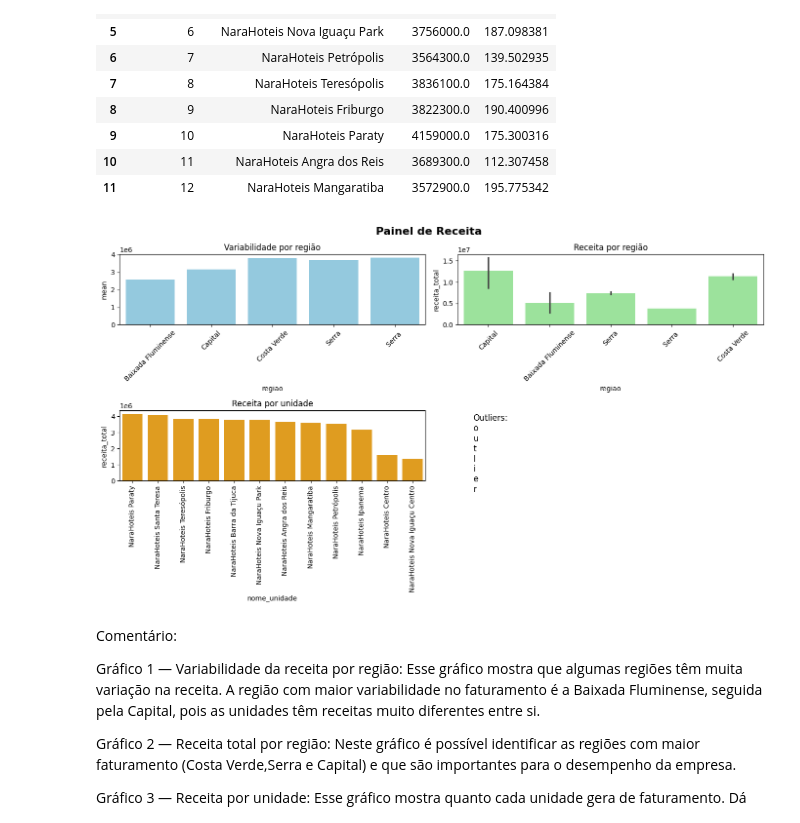
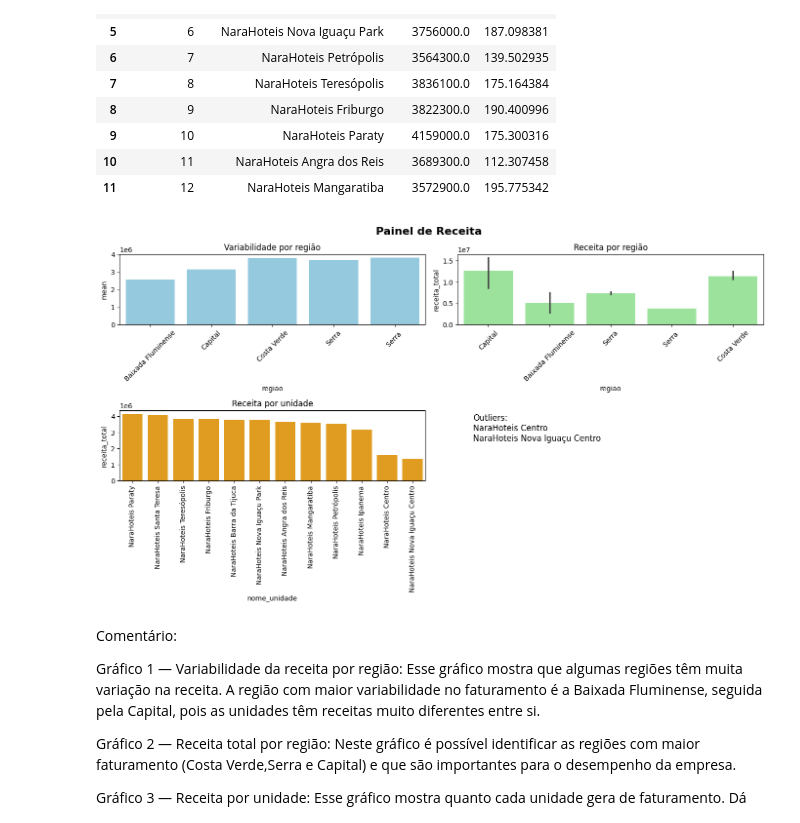
Before and after one commit to louisonlisasi/CONSULTORIANARAHOTEIS, a Jupyter notebook: projeto_final_narahoteis.ipynb, the cells around one changed output. Cells and saved outputs as stored; diff of their text form; code cells hidden in the pictures.

```diff
--- a/projeto_final_narahoteis.ipynb
+++ b/projeto_final_narahoteis.ipynb
@@ -2062,35 +2063,36 @@ sns.barplot(
     data=df_ord,
     ax=axs[1,0],
     color="orange"
 )
 
 axs[1,0].set_title("Receita por unidade")
 axs[1,0].tick_params(axis="x", rotation=90)
 
 # Texto (outliers)
 axs[1,1].axis("off")
 
 outliers = df_receita_unidade[
     df_receita_unidade["outlier"] == True
 ]["nome_unidade"].tolist()
 
-texto = "Outliers:\n" + "\n".join('outlier')
+
+texto = "Outliers:\n" + "\n".join(outliers)
 
 axs[1,1].text(
     0.05, 0.95,
     texto,
     transform=axs[1,1].transAxes,
     fontsize=12,
     verticalalignment='top'
 )
 
 # Título geral
 fig.suptitle("Painel de Receita", fontsize=16, fontweight="bold")
 
 plt.tight_layout()
 plt.show()
 # %% [output]
-[figure, old version]
+[figure, new version]
 # %% [markdown]
 Comentário:
 
```
Also changed, not shown: parts of 11 cells of this notebook.
